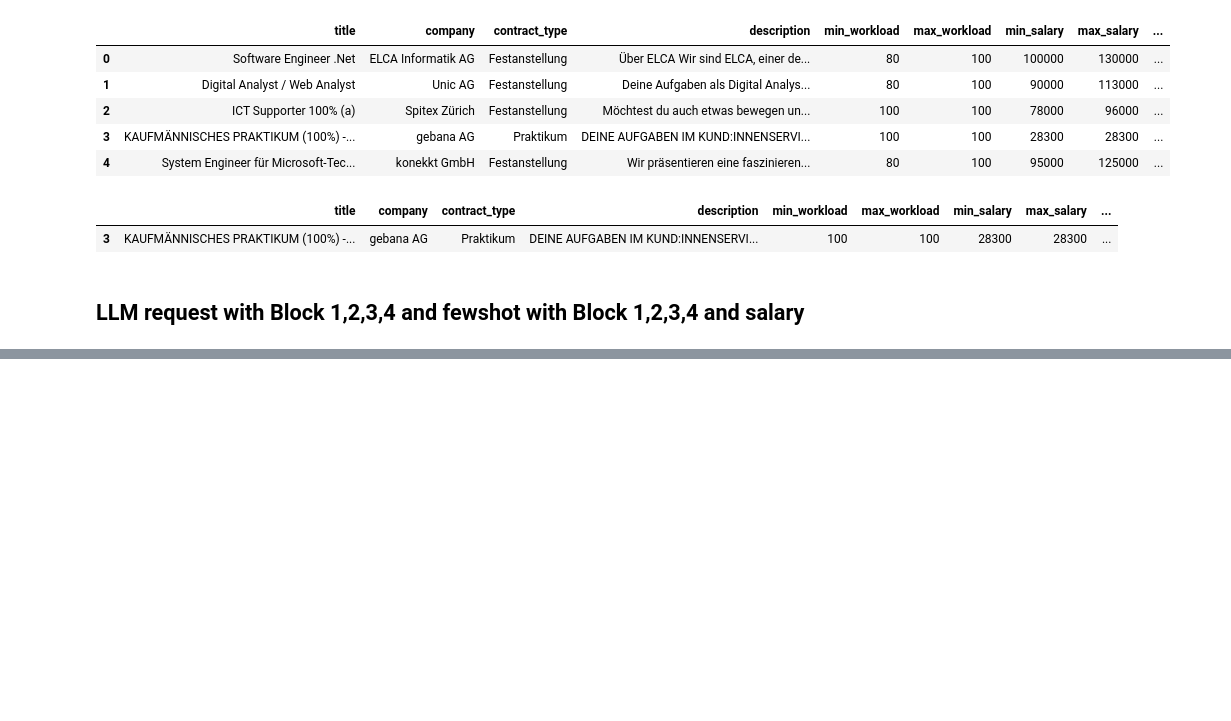
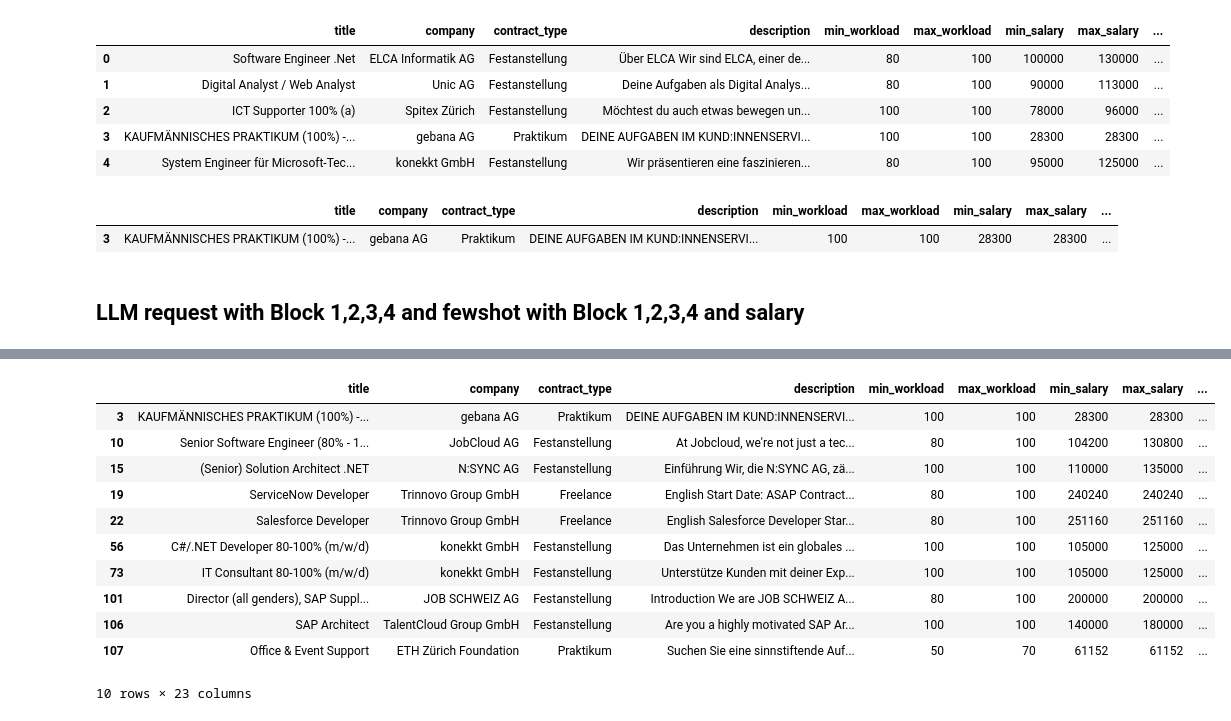
Before and after one commit to ElijahLeeMorgan/JobMarket, a Jupyter notebook: modelling/llm_regression/llm_requests_mo.ipynb, the cells around one changed output, grey strips where cells are left out. Drawn from its saved outputs; the diff is of its cells as text; code cells hidden in the pictures; blank space fills up the shorter version.

```diff
--- a/modelling/llm_regression/llm_requests_mo.ipynb
+++ b/modelling/llm_regression/llm_requests_mo.ipynb
@@ -471,2 +536,15 @@ llm_block1_2_3_4_5_fewshot.head()
 # %%
-llm_block1_2_3_4_5_fewshot[llm_block1_2_3_fewshot['block1_2_3_4_5_min_salary_fewshot'].isnull() & llm_block1_2_3_4_5_fewshot['block1_2_3_4_5_min_salary_fewshot'].isnull()]
+llm_block1_2_3_4_5_fewshot[llm_block1_2_3_4_5_fewshot['block1_2_3_4_5_min_salary_fewshot'].isnull() & llm_block1_2_3_4_5_fewshot['block1_2_3_4_5_min_salary_fewshot'].isnull()]
+# %% [output]
+|  | title | company | contract_type | description | min_workload | max_workload | min_salary | max_salary | ... |
+| 3 | KAUFMÄNNISCHES PRAKTIKUM (100%) -... | gebana AG | Praktikum | DEINE AUFGABEN IM KUND:INNENSERVI... | 100 | 100 | 28300 | 28300 | ... |
+| 10 | Senior Software Engineer (80% - 1... | JobCloud AG | Festanstellung | At Jobcloud, we're not just a tec... | 80 | 100 | 104200 | 130800 | ... |
+| 15 | (Senior) Solution Architect .NET | N:SYNC AG | Festanstellung | Einführung Wir, die N:SYNC AG, zä... | 100 | 100 | 110000 | 135000 | ... |
+| 19 | ServiceNow Developer | Trinnovo Group GmbH | Freelance | English Start Date: ASAP Contract... | 80 | 100 | 240240 | 240240 | ... |
+| 22 | Salesforce Developer | Trinnovo Group GmbH | Freelance | English Salesforce Developer Star... | 80 | 100 | 251160 | 251160 | ... |
+| 56 | C#/.NET Developer 80-100% (m/w/d) | konekkt GmbH | Festanstellung | Das Unternehmen ist ein globales ... | 100 | 100 | 105000 | 125000 | ... |
+| 73 | IT Consultant 80-100% (m/w/d) | konekkt GmbH | Festanstellung | Unterstütze Kunden mit deiner Exp... | 100 | 100 | 105000 | 125000 | ... |
+| 101 | Director (all genders), SAP Suppl... | JOB SCHWEIZ AG | Festanstellung | Introduction We are JOB SCHWEIZ A... | 80 | 100 | 200000 | 200000 | ... |
+| 106 | SAP Architect | TalentCloud Group GmbH | Festanstellung | Are you a highly motivated SAP Ar... | 100 | 100 | 140000 | 180000 | ... |
+| 107 | Office & Event Support | ETH Zürich Foundation | Praktikum | Suchen Sie eine sinnstiftende Auf... | 50 | 70 | 61152 | 61152 | ... |
+10 rows × 23 columns
```
Also changed, not shown: parts of 14 cells of this notebook, 5 other files.
